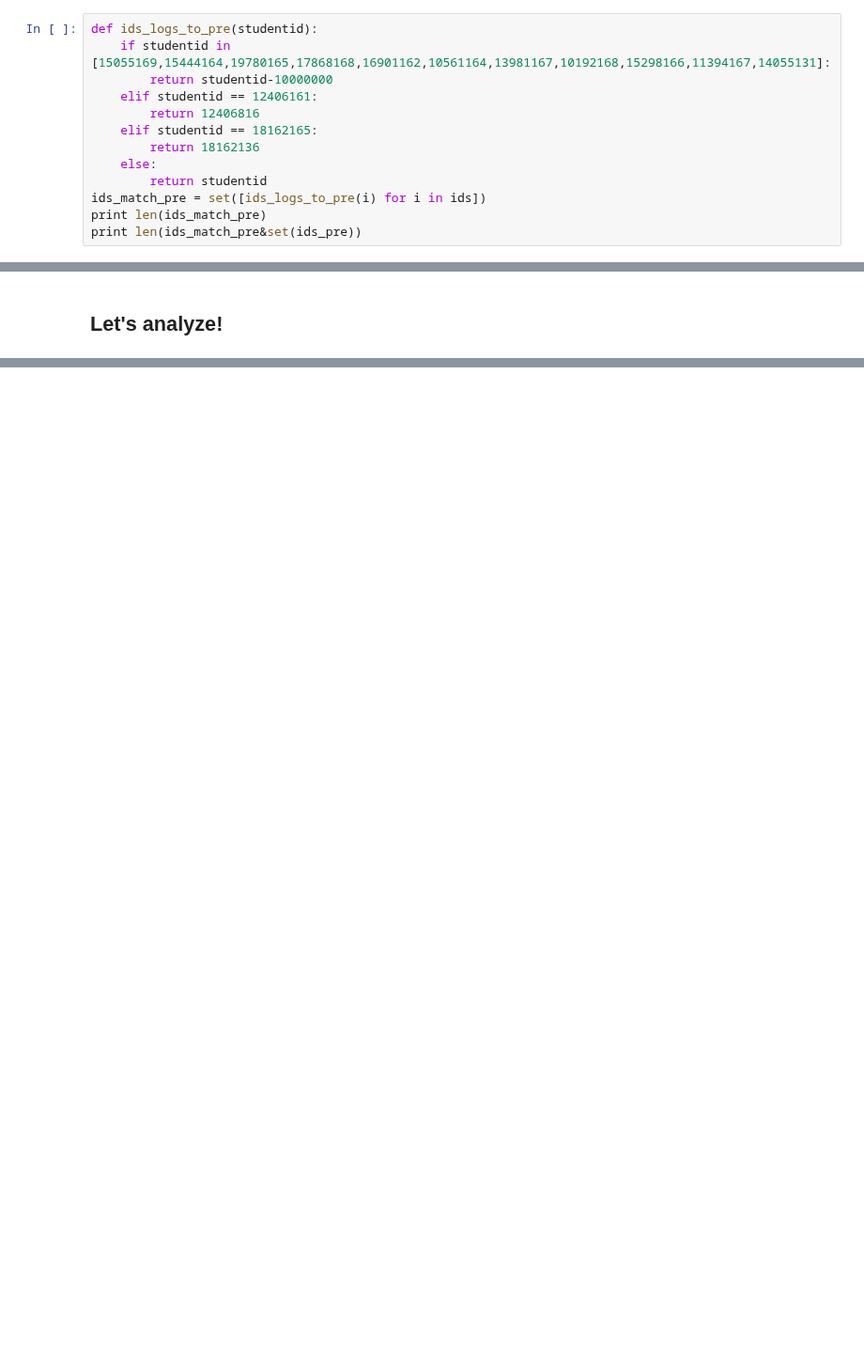
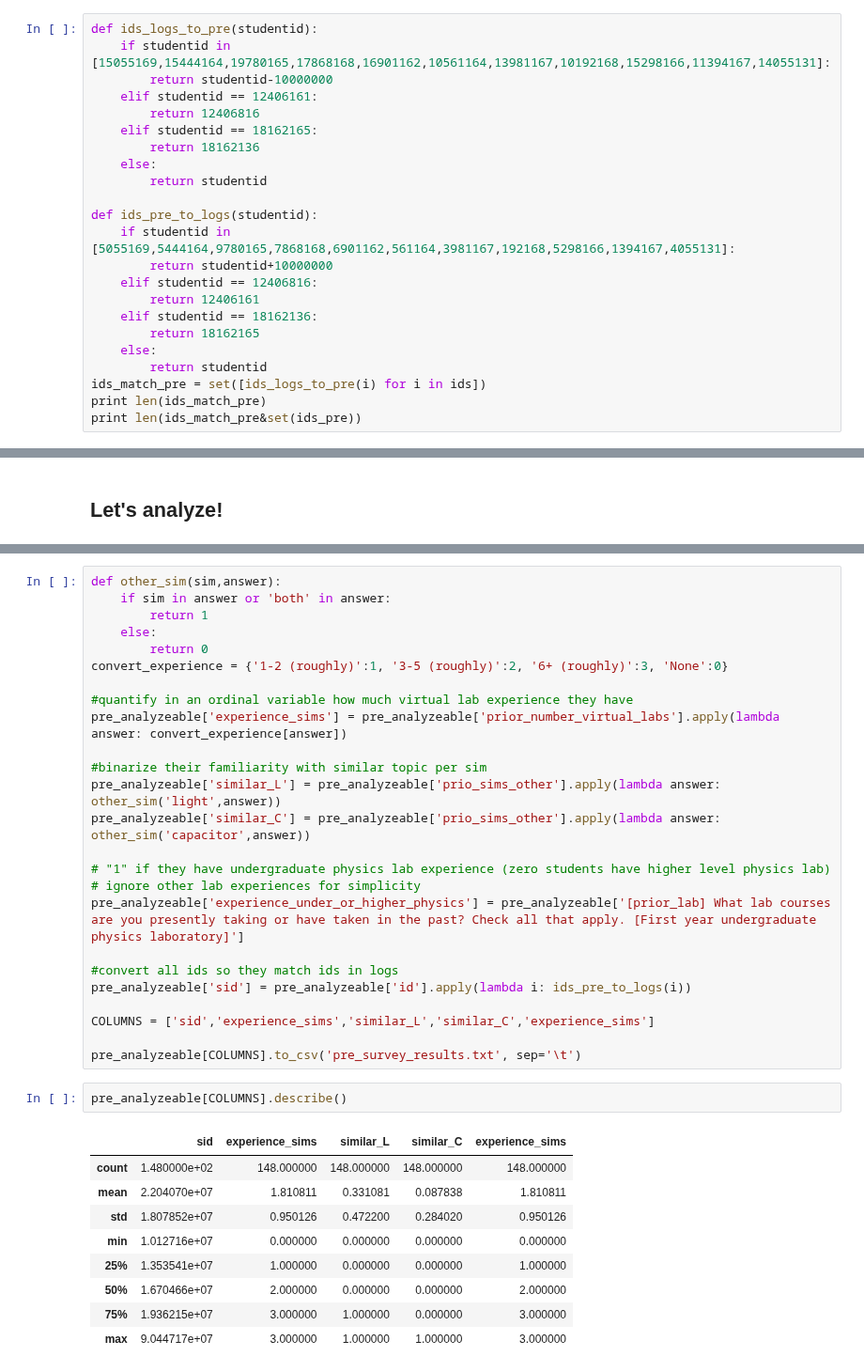
Before and after one commit to jmassall/inquiry_virtualLabs_study, a Jupyter notebook: analysis/Overview_pre_survey.ipynb, the cells around one changed output, grey strips where cells are left out. Shown at 94% size. Drawn from its saved outputs; the diff is of its cells as text; blank space fills up the shorter version.

Commit message:
Put student incoming lab experience in a dataframe

```diff
--- a/analysis/Overview_pre_survey.ipynb
+++ b/analysis/Overview_pre_survey.ipynb
@@ -53,6 +92,16 @@ def ids_logs_to_pre(studentid):
         return 18162136
     else:
         return studentid
+
+def ids_pre_to_logs(studentid):
+    if studentid in [5055169,5444164,9780165,7868168,6901162,561164,3981167,192168,5298166,1394167,4055131]:
+        return studentid+10000000
+    elif studentid == 12406816:
+        return 12406161
+    elif studentid == 18162136:
+        return 18162165
+    else:
+        return studentid
 ids_match_pre = set([ids_logs_to_pre(i) for i in ids])
 print len(ids_match_pre)
 print len(ids_match_pre&set(ids_pre))
@@ -90,0 +178,37 @@ print  [v for v in pre_analyzeable['prior_lab'].values if str(v) != 'nan']
+# %%
+def other_sim(sim,answer):
+    if sim in answer or 'both' in answer:
+        return 1
+    else:
+        return 0
+convert_experience = {'1-2 (roughly)':1, '3-5 (roughly)':2, '6+ (roughly)':3, 'None':0}
+
+#quantify in an ordinal variable how much virtual lab experience they have
+pre_analyzeable['experience_sims'] = pre_analyzeable['prior_number_virtual_labs'].apply(lambda answer: convert_experience[answer])
+
+#binarize their familiarity with similar topic per sim
+pre_analyzeable['similar_L'] = pre_analyzeable['prio_sims_other'].apply(lambda answer: other_sim('light',answer))
+pre_analyzeable['similar_C'] = pre_analyzeable['prio_sims_other'].apply(lambda answer: other_sim('capacitor',answer))
+
+# "1" if they have undergraduate physics lab experience (zero students have higher level physics lab)
+# ignore other lab experiences for simplicity
+pre_analyzeable['experience_under_or_higher_physics'] = pre_analyzeable['[prior_lab] What lab courses are you presently taking or have taken in the past? Check all that apply. [First year undergraduate physics laboratory]']
+
+#convert all ids so they match ids in logs
+pre_analyzeable['sid'] = pre_analyzeable['id'].apply(lambda i: ids_pre_to_logs(i))
+
+COLUMNS = ['sid','experience_sims','similar_L','similar_C','experience_sims']
+
+pre_analyzeable[COLUMNS].to_csv('pre_survey_results.txt', sep='\t')
+# %%
+pre_analyzeable[COLUMNS].describe()
+# %% [output]
+|  | sid | experience_sims | similar_L | similar_C | experience_sims |
+| count | 1.480000e+02 | 148.000000 | 148.000000 | 148.000000 | 148.000000 |
+| mean | 2.204070e+07 | 1.810811 | 0.331081 | 0.087838 | 1.810811 |
+| std | 1.807852e+07 | 0.950126 | 0.472200 | 0.284020 | 0.950126 |
+| min | 1.012716e+07 | 0.000000 | 0.000000 | 0.000000 | 0.000000 |
+| 25% | 1.353541e+07 | 1.000000 | 0.000000 | 0.000000 | 1.000000 |
+| 50% | 1.670466e+07 | 2.000000 | 0.000000 | 0.000000 | 2.000000 |
+| 75% | 1.936215e+07 | 3.000000 | 1.000000 | 0.000000 | 3.000000 |
+| max | 9.044717e+07 | 3.000000 | 1.000000 | 1.000000 | 3.000000 |
```
Also changed, not shown: parts of 16 cells of this notebook, 2 other files.
